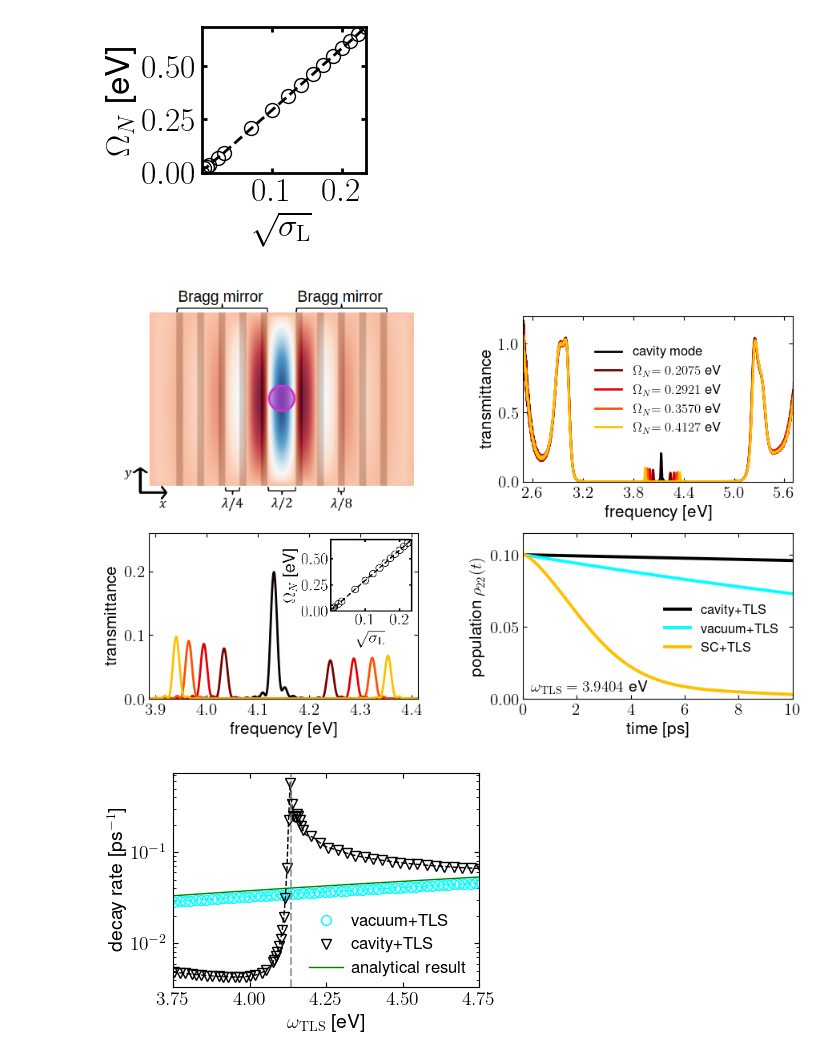
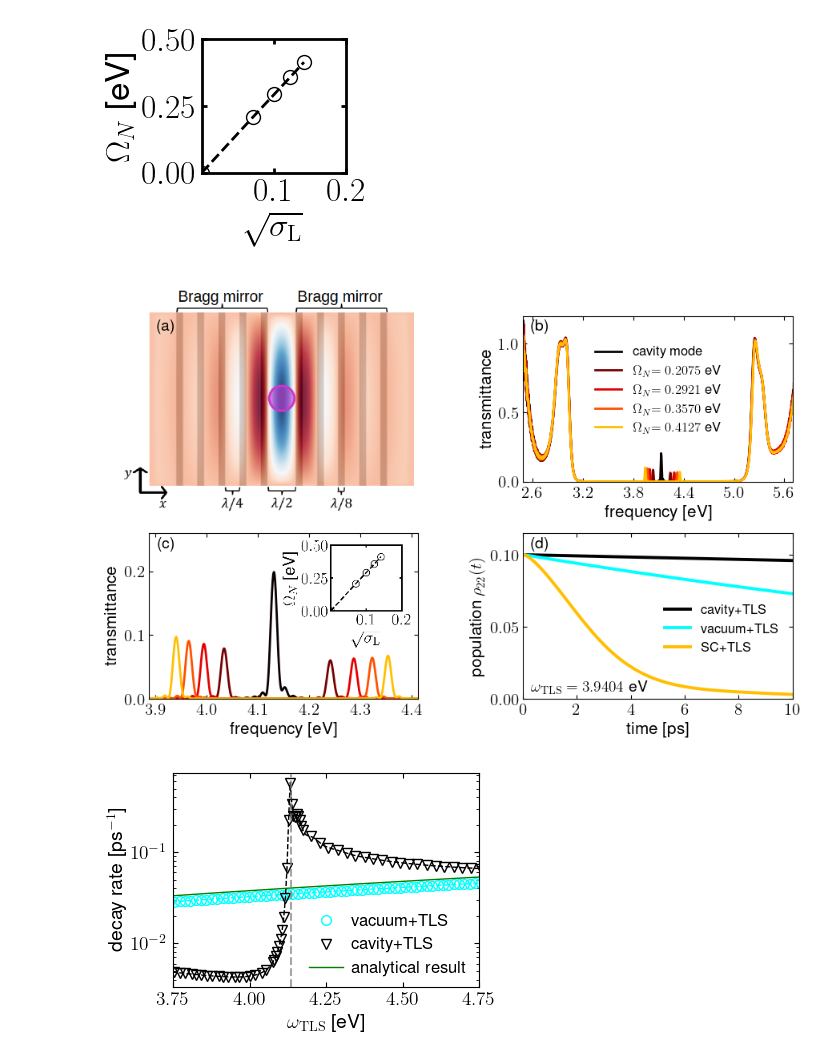
Before and after one commit to TaoELi/semiclassical_electrodynamics, a Jupyter notebook: 2024fall_andres_purcell_sc/Paper/Plotting_Scripts/Plotting_Scripts/Paper.ipynb, the cells around one changed output. Drawn from its saved outputs; the diff is of its cells as text; code cells hidden in the pictures.

```diff
--- a/2024fall_andres_purcell_sc/Paper/Plotting_Scripts/Plotting_Scripts/Paper.ipynb
+++ b/2024fall_andres_purcell_sc/Paper/Plotting_Scripts/Plotting_Scripts/Paper.ipynb
@@ -27,34 +27,39 @@ Rabi_splitting = [0,
  0.015751999999999988,
  0.016507999999999995]
 Rabi_splitting = np.array(Rabi_splitting) * 41.357 # Conversion to SI units
 
+# Fig. 1 in the paper contains only five data points. We will plot only the five data points presented in the paper
+idx_used = np.array([0, 6, 7, 8, 9], dtype=np.int32)
+sigmas = sigmas[idx_used]
+Rabi_splitting = Rabi_splitting[idx_used]
+
 xs = [sigmas]*2
 ys = [Rabi_splitting]*2
 colors = ["ko", "k--"]
 labels = ["SC",""]
 
 # Plotting using columnplots (clp)
 ax = clp.initialize(col=1, row=1,
                     width=2.9, height=2.5,
                     LaTeX=if_latex,
                     fontsize=24)
 
 # Plot each figure
 clp.plotone(xs, ys, ax, colors=colors, labels=labels, lw=2., markersize=10,
             ylabel=r'$\Omega_N$ [eV]', xlabel=r"$\sqrt{\sigma_{\mathrm{L}}}$", ylim=(np.min(ys[0]),np.max(ys[0])), xlim=(0,np.max(xs[0])),
             showlegend=False, yscientificAtLabel=False)
 ax.set_xticks([0.1,0.2])
 ax.set_yticks([0.0,0.25,0.50])
 ax.tick_params(width=2)
 for spine in ax.spines.values():
     spine.set_linewidth(2)
 ax.set_xlim(left=0)  # Ensure x-axis starts from 0 (but no tick at 0)
 ax.set_ylim(bottom=0)  # Ensure y-axis starts from 0 (but no tick at 0)
 
 # Tune the spacing between subplots and save file as example.png
 clp.adjust(tight_layout=True, savefile="Fig1_Additional.png")
 # %% [output]
-[figure, old version]
+[figure, new version]
 # %%
 import numpy as np
 import matplotlib.pyplot as plt
@@ -176,7 +181,7 @@ labels3 = ["cavity+TLS", "vacuum+TLS", "SC+TLS"]
 # Plotting using columnplots (clp)
 axes = clp.initialize(col=2, row=2,
                     width=9, height=6,
-                    LaTeX=if_latex, labelthem=False, #labelsize=15, labelthemPosition=[0.99, 0.976],
+                    LaTeX=if_latex, labelthem=True, labelsize=14, labelthemPosition=[0.1, 0.976],
                     fontsize=15)
 
 # 2. Plot each figure
@@ -222,7 +227,7 @@ axes[1,1].legend(loc='center', bbox_to_anchor=(0.735, 0.42), edgecolor='white',
 axes[1,1].text(0.3,0.005, r'$\omega_{\mathrm{TLS}} = 3.9404$ eV', fontsize=14) #0.0955
 clp.adjust(tight_layout=True, savefile="setup2.pdf")
 # %% [output]
-[figure, old version]
+[figure, new version]
 # %%
 import numpy as np
 import matplotlib.pyplot as plt
```
Also changed, not shown: 1 other file.
